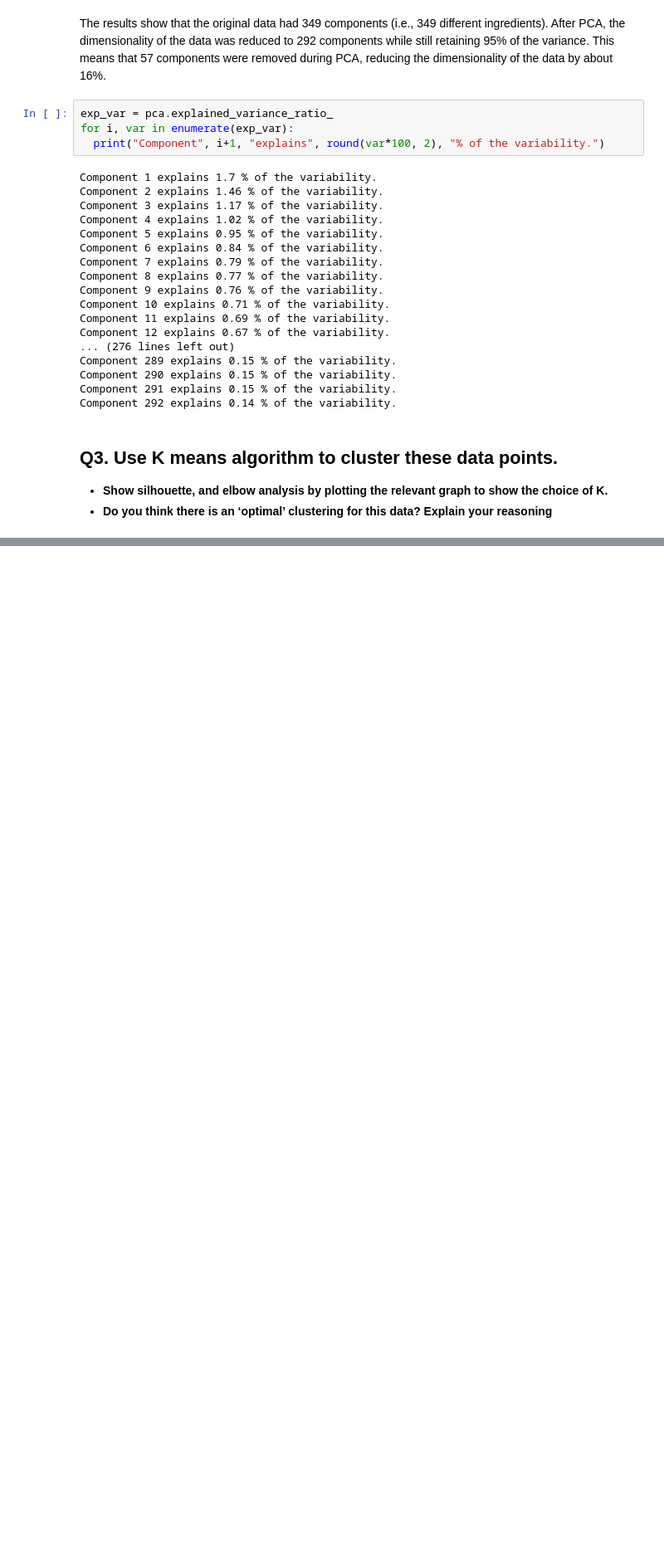
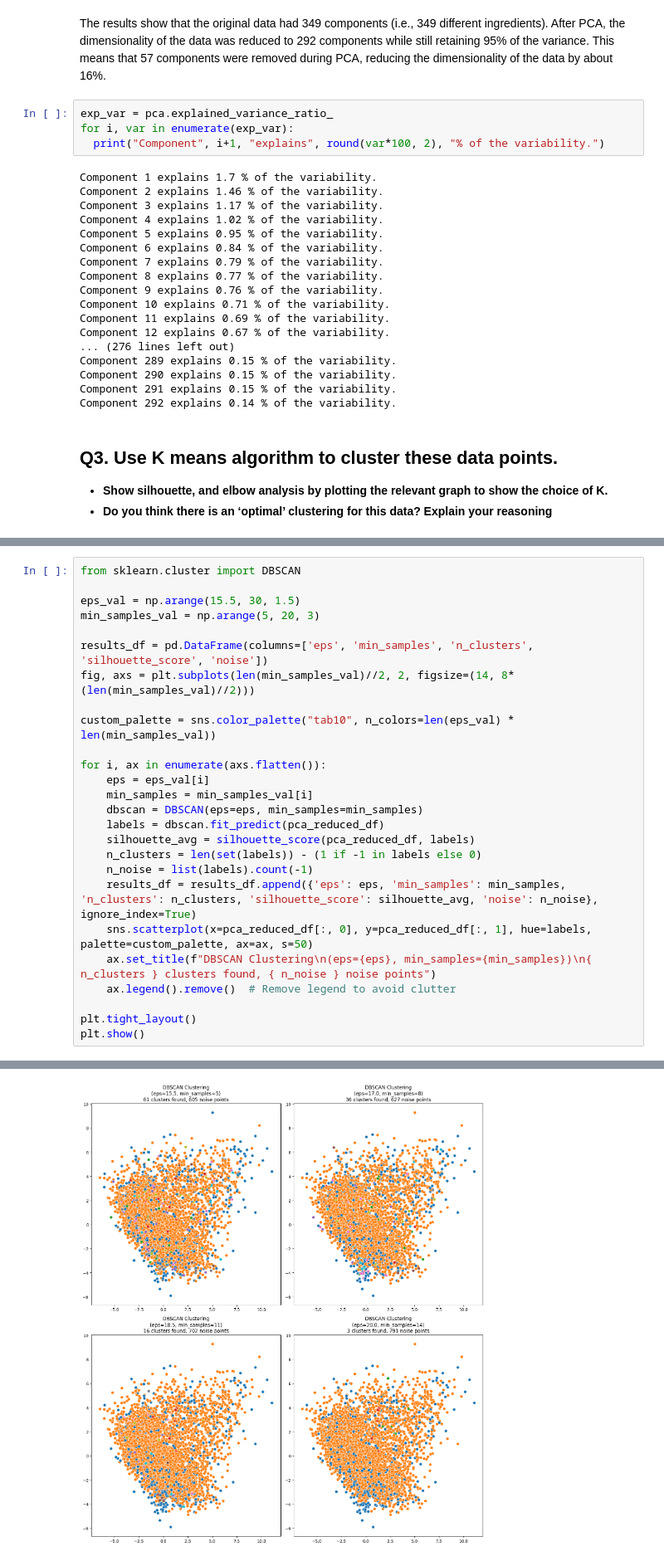
Before and after one commit to Sumitjh26997/CSS581-ML, a Jupyter notebook: HW4.ipynb, the cells around one changed output, grey strips where cells are left out. Shown at 83% size. Saved outputs shown, nothing was run; the diff lists cells and outputs as text; blank space fills up the shorter version.

```diff
--- a/HW4.ipynb
+++ b/HW4.ipynb
@@ -214,0 +225,27 @@ plt.show()
+# %%
+from sklearn.cluster import DBSCAN
+
+eps_val = np.arange(15.5, 30, 1.5)
+min_samples_val = np.arange(5, 20, 3)
+
+results_df = pd.DataFrame(columns=['eps', 'min_samples', 'n_clusters', 'silhouette_score', 'noise'])
+fig, axs = plt.subplots(len(min_samples_val)//2, 2, figsize=(14, 8*(len(min_samples_val)//2)))
+
+custom_palette = sns.color_palette("tab10", n_colors=len(eps_val) * len(min_samples_val))
+
+for i, ax in enumerate(axs.flatten()):
+    eps = eps_val[i]
+    min_samples = min_samples_val[i]
+    dbscan = DBSCAN(eps=eps, min_samples=min_samples)
+    labels = dbscan.fit_predict(pca_reduced_df)
+    silhouette_avg = silhouette_score(pca_reduced_df, labels)
+    n_clusters = len(set(labels)) - (1 if -1 in labels else 0)
+    n_noise = list(labels).count(-1)
+    results_df = results_df.append({'eps': eps, 'min_samples': min_samples, 'n_clusters': n_clusters, 'silhouette_score': silhouette_avg, 'noise': n_noise}, ignore_index=True)
+    sns.scatterplot(x=pca_reduced_df[:, 0], y=pca_reduced_df[:, 1], hue=labels, palette=custom_palette, ax=ax, s=50)
+    ax.set_title(f"DBSCAN Clustering\n(eps={eps}, min_samples={min_samples})\n{ n_clusters } clusters found, { n_noise } noise points")
+    ax.legend().remove()  # Remove legend to avoid clutter
+
+plt.tight_layout()
+plt.show()
+# %% [output]
@@ -214,0 +254 @@ plt.show()
+[figure, added]
```
Also changed, not shown: parts of 26 cells of this notebook.
